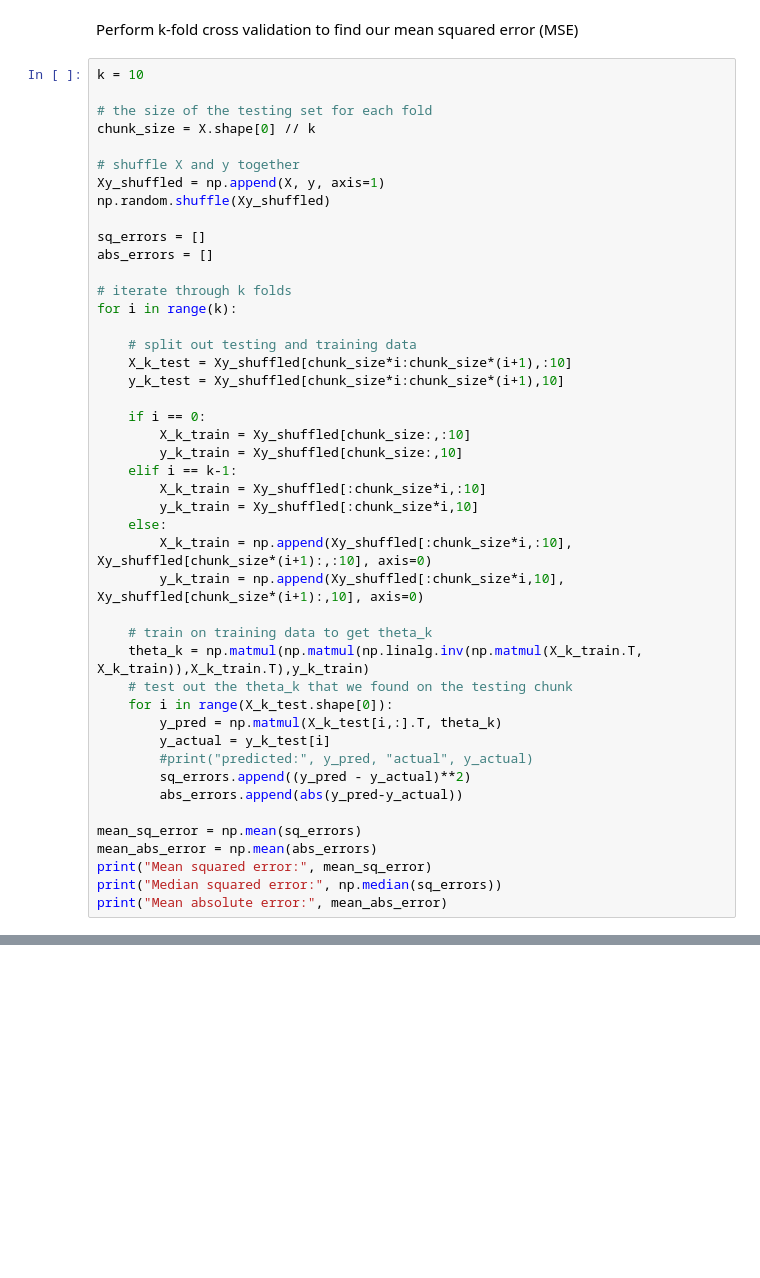
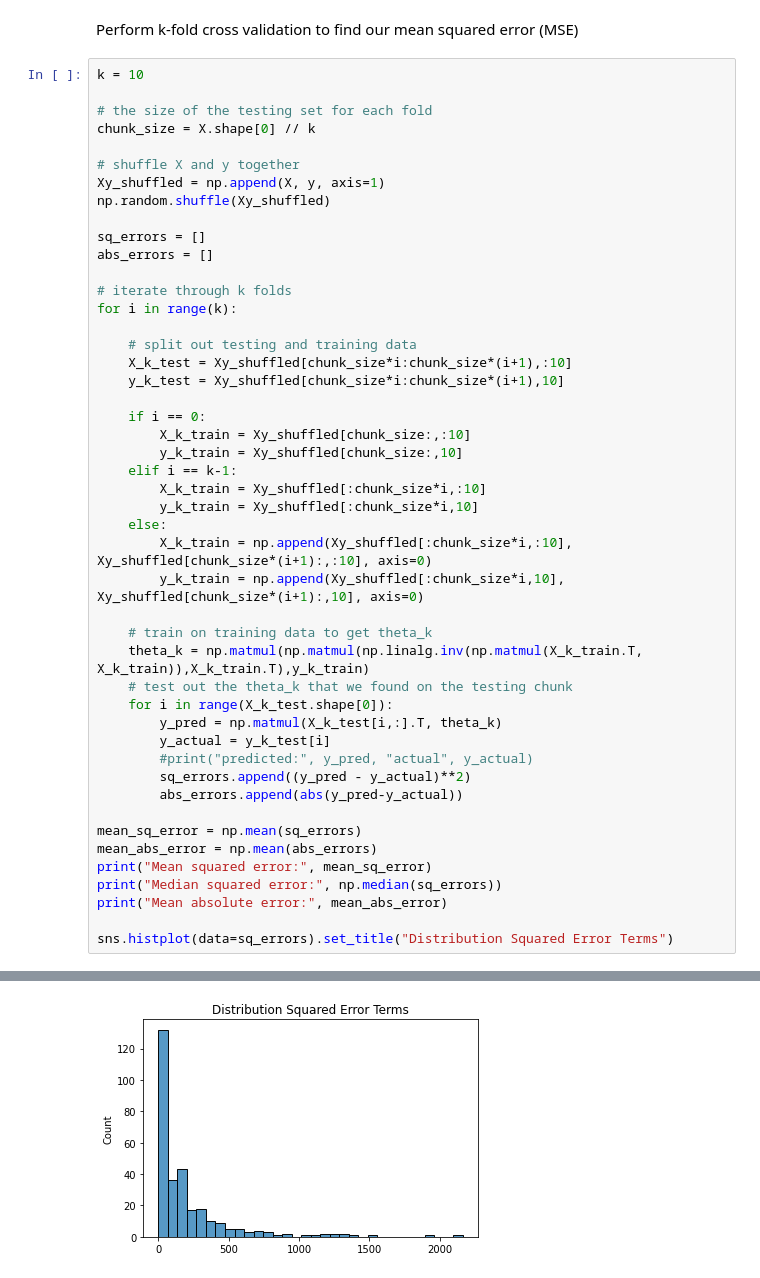
Before and after one commit to cpsiff/bee-ML, a Jupyter notebook: regression.ipynb, the cells around one changed output, grey strips where cells are left out. Cells and saved outputs as stored; diff of their text form; blank space fills up the shorter version.

```diff
--- a/regression.ipynb
+++ b/regression.ipynb
@@ -134,4 +136,6 @@ mean_abs_error = np.mean(abs_errors)
 print("Mean squared error:", mean_sq_error)
 print("Median squared error:", np.median(sq_errors))
 print("Mean absolute error:", mean_abs_error)
+
+sns.histplot(data=sq_errors).set_title("Distribution Squared Error Terms")
 # %% [output]
@@ -140,0 +146 @@ Mean absolute error: 11.395096976228517
+[figure, added]
```
Also changed, not shown: parts of 2 cells of this notebook, 3 other files.
